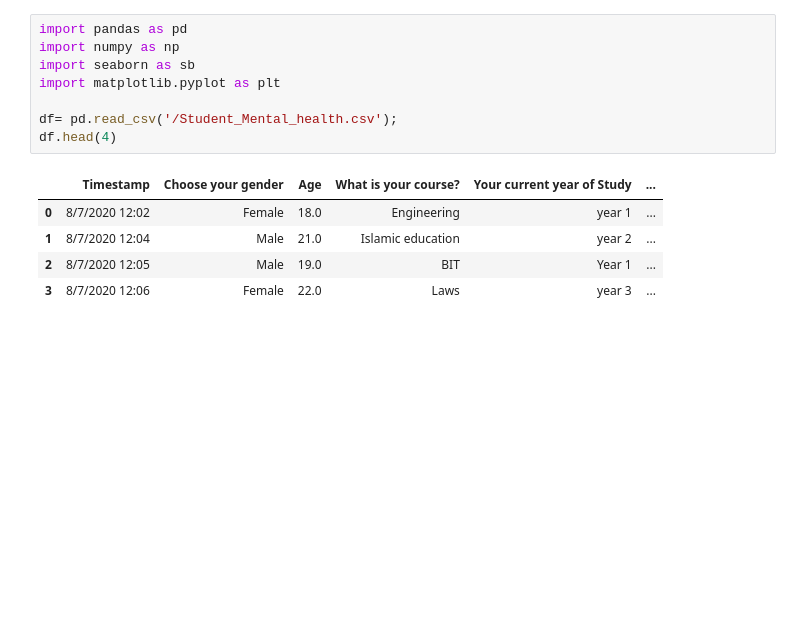
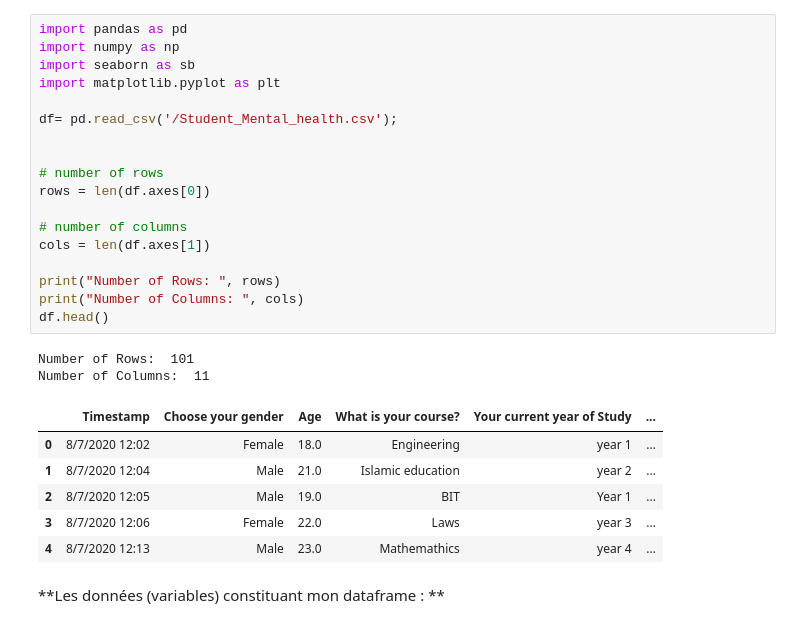
Before and after one commit to LamaElkhouk/pythonh3hitema, a Jupyter notebook: Projet_analyse_données.ipynb, the cells around one changed output. Cells and saved outputs as stored; diff of their text form; blank space fills up the shorter version.

Commit message:
projet description des variables

```diff
--- a/Projet_analyse_données.ipynb
+++ b/Projet_analyse_données.ipynb
@@ -5,14 +9,29 @@
 # %%
 import pandas as pd
 import numpy as np
 import seaborn as sb
 import matplotlib.pyplot as plt
 
 df= pd.read_csv('/Student_Mental_health.csv');
-df.head(4)
+
+
+# number of rows
+rows = len(df.axes[0])
+
+# number of columns
+cols = len(df.axes[1])
+
+print("Number of Rows: ", rows)
+print("Number of Columns: ", cols)
+df.head()
 # %% [output]
+Number of Rows:  101
+Number of Columns:  11
 |  | Timestamp | Choose your gender | Age | What is your course? | Your current year of Study | ... |
 | 0 | 8/7/2020 12:02 | Female | 18.0 | Engineering | year 1 | ... |
 | 1 | 8/7/2020 12:04 | Male | 21.0 | Islamic education | year 2 | ... |
 | 2 | 8/7/2020 12:05 | Male | 19.0 | BIT | Year 1 | ... |
 | 3 | 8/7/2020 12:06 | Female | 22.0 | Laws | year 3 | ... |
+| 4 | 8/7/2020 12:13 | Male | 23.0 | Mathemathics | year 4 | ... |
+# %% [markdown]
+**Les données (variables) constituant mon dataframe : **
```
Also changed, not shown: parts of 7 cells of this notebook.
